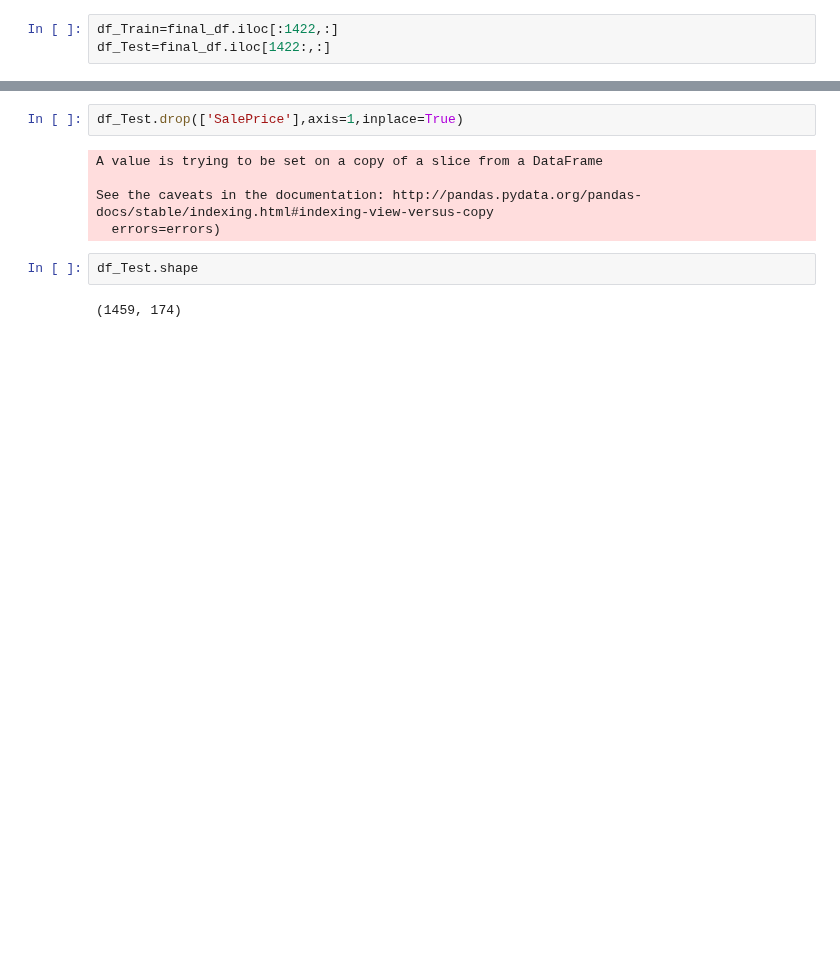
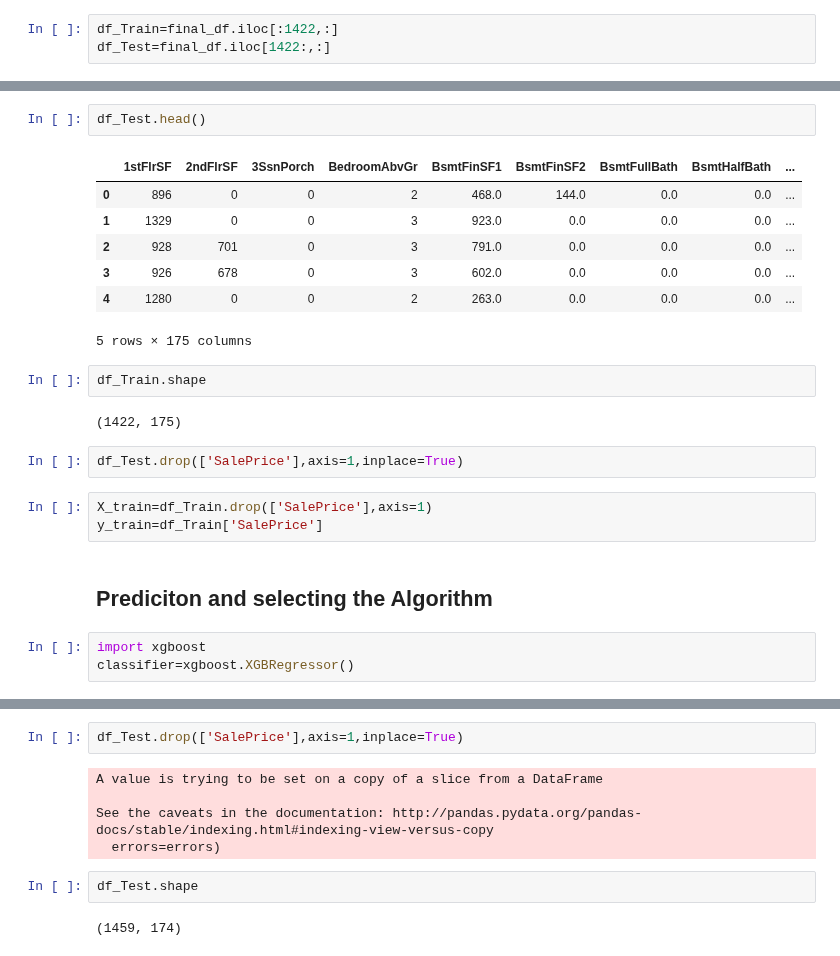
Before and after one commit to krishnaik06/Kaggle-Competitions, a Jupyter notebook: Advance House PRice PRediction/Final Projects Kaggle.ipynb, the cells around one changed output, grey strips where cells are left out. Cells and saved outputs as stored; diff of their text form; blank space fills up the shorter version.

```diff
--- a/Advance House PRice PRediction/Final Projects Kaggle.ipynb
+++ b/Advance House PRice PRediction/Final Projects Kaggle.ipynb
@@ -251,0 +293,24 @@ df_Test=final_df.iloc[1422:,:]
+# %%
+df_Test.head()
+# %% [output]
+|  | 1stFlrSF | 2ndFlrSF | 3SsnPorch | BedroomAbvGr | BsmtFinSF1 | BsmtFinSF2 | BsmtFullBath | BsmtHalfBath | ... |
+| 0 | 896 | 0 | 0 | 2 | 468.0 | 144.0 | 0.0 | 0.0 | ... |
+| 1 | 1329 | 0 | 0 | 3 | 923.0 | 0.0 | 0.0 | 0.0 | ... |
+| 2 | 928 | 701 | 0 | 3 | 791.0 | 0.0 | 0.0 | 0.0 | ... |
+| 3 | 926 | 678 | 0 | 3 | 602.0 | 0.0 | 0.0 | 0.0 | ... |
+| 4 | 1280 | 0 | 0 | 2 | 263.0 | 0.0 | 0.0 | 0.0 | ... |
+5 rows × 175 columns
+# %%
+df_Train.shape
+# %% [output]
+(1422, 175)
+# %%
+df_Test.drop(['SalePrice'],axis=1,inplace=True)
+# %%
+X_train=df_Train.drop(['SalePrice'],axis=1)
+y_train=df_Train['SalePrice']
+# %% [markdown]
+## Prediciton and selecting the Algorithm
+# %%
+import xgboost
+classifier=xgboost.XGBRegressor()
```
Also changed, not shown: parts of 38 cells of this notebook.
